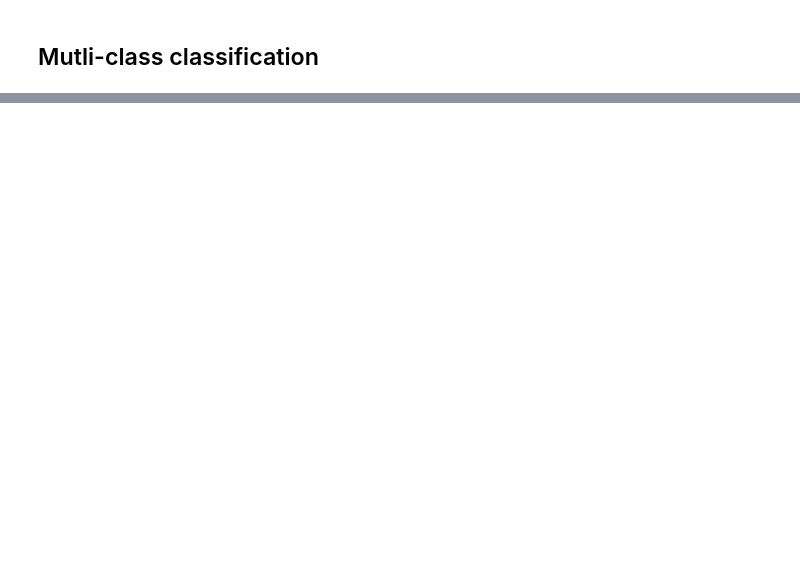
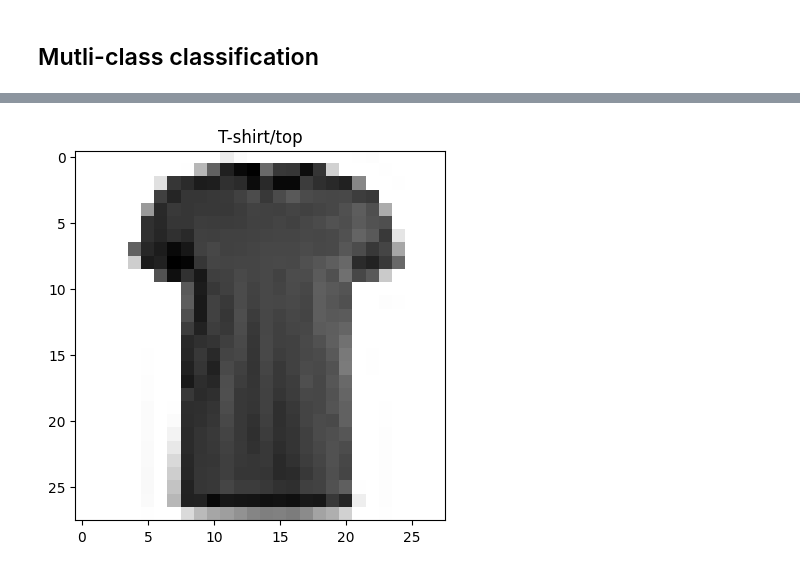
Before and after one commit to vinhpeters/tf-exam, a Jupyter notebook: 02_neural_network_classification.ipynb, the cells around one changed output, grey strips where cells are left out. Drawn from its saved outputs; the diff is of its cells as text; code cells hidden in the pictures; blank space fills up the shorter version.

```diff
--- a/02_neural_network_classification.ipynb
+++ b/02_neural_network_classification.ipynb
@@ -724,0 +769,18 @@ for i, j in itertools.product(range(cm.shape[0]), range(cm.shape[1])):
+# %%
+class_names={
+    0:'T-shirt/top',
+    1:'Trouser',
+    2:'Pullover',
+    3:'Dress',
+    4:'Coat',
+    5:'Sandal',
+    6:'Shirt',
+    7:'Sneaker',
+    8:'Bag',
+    9:'Ankle boot'
+}
+# %%
+plt.imshow(train_data[17], cmap=plt.cm.binary)
+plt.title(class_names[train_labels[17]]);
+# %% [output]
+[figure, added]
```
Also changed, not shown: parts of 59 cells of this notebook.
